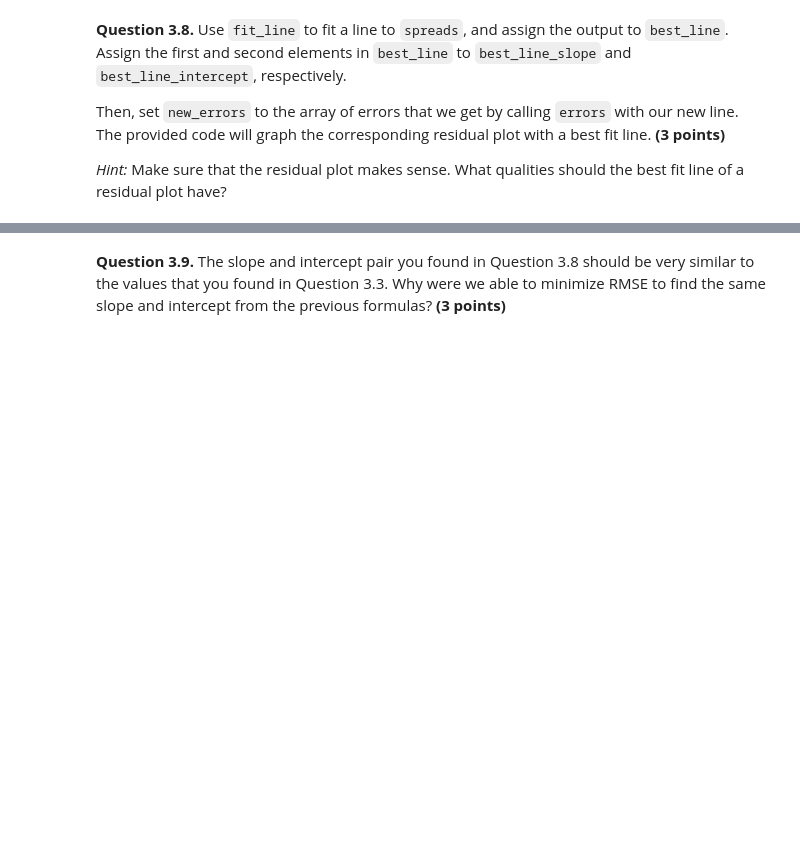
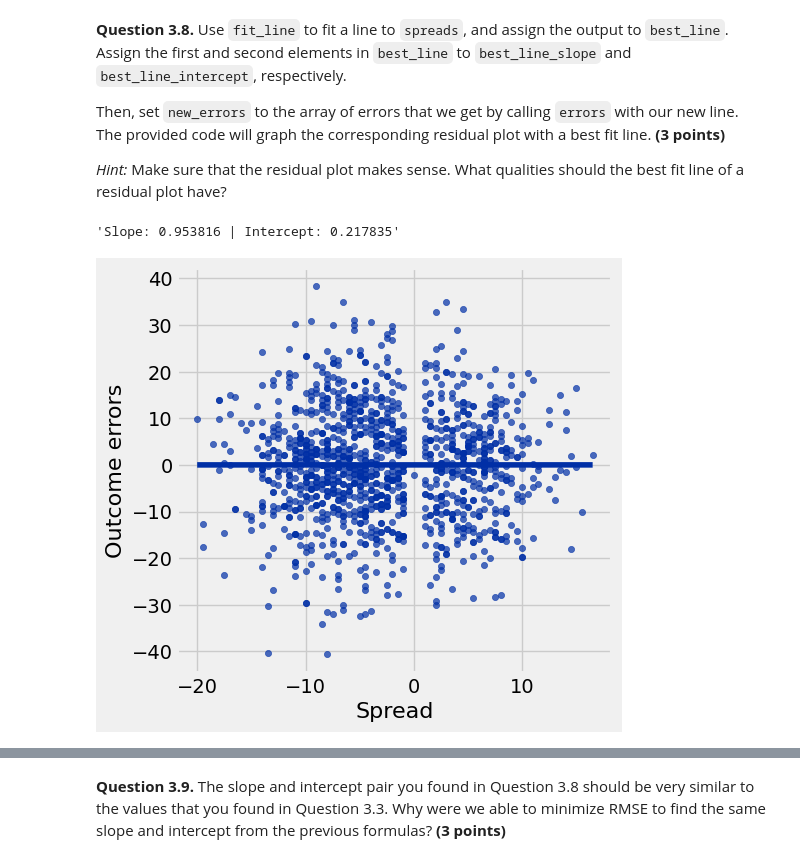
Before and after one commit to lochnes-007/Data8, a Jupyter notebook: homwork/hw10/hw10.ipynb, the cells around one changed output, grey strips where cells are left out. Cells and saved outputs as stored; diff of their text form; code cells hidden in the pictures; blank space fills up the shorter version.

```diff
--- a/homwork/hw10/hw10.ipynb
+++ b/homwork/hw10/hw10.ipynb
@@ -477,9 +467,11 @@ If you haven't tried to use the `minimize` [function](http://data8.org/sp22/pyth
 # %%
 def fit_line(tbl):
     # Your code may need more than 1 line below here.
-    def rmse(..., ...):
-        return ...
-    return ...
+    def rmse(slope, intercept):
+        pred = tbl.column("Spread") * slope + intercept
+        errors = np.square(tbl.column("Outcome") - pred )
+        return np.sqrt(np.mean(errors))
+    return minimize(rmse)
 
 # Here is an example call to your function.  To test your function,
 # figure out the right slope and intercept by hand.
@@ -496,20 +492,23 @@ Then, set `new_errors` to the array of errors that we get by calling `errors` wi
 
 *Hint:* Make sure that the residual plot makes sense. What qualities should the best fit line of a residual plot have?
 # %%
-best_line = ...
-best_line_slope = ...
-best_line_intercept = ...
+best_line = fit_line(spreads.select("Spread", "Outcome"))
+best_line_slope = best_line.item(0)
+best_line_intercept = best_line.item(1)
 
-new_errors = ...
+new_errors = errors(spreads.select("Spread", "Outcome"), best_line_slope, best_line_intercept)
 
 # This code displays the residual plot, given your values for the best_line_slope and best_line_intercept
 Table().with_columns("Spread",
                     spreads.column("Spread"),
                     "Outcome errors",
                     new_errors
                    ).scatter("Spread", "Outcome errors", fit_line=True)
 
 # This just prints your slope and intercept
 "Slope: {:g} | Intercept: {:g}".format(best_line_slope, best_line_intercept)
+# %% [output]
+'Slope: 0.953816 | Intercept: 0.217835'
+[figure, added]
 # %%
 grader.check("q3_8")
```
Also changed, not shown: parts of 16 cells of this notebook, 1 other file.
